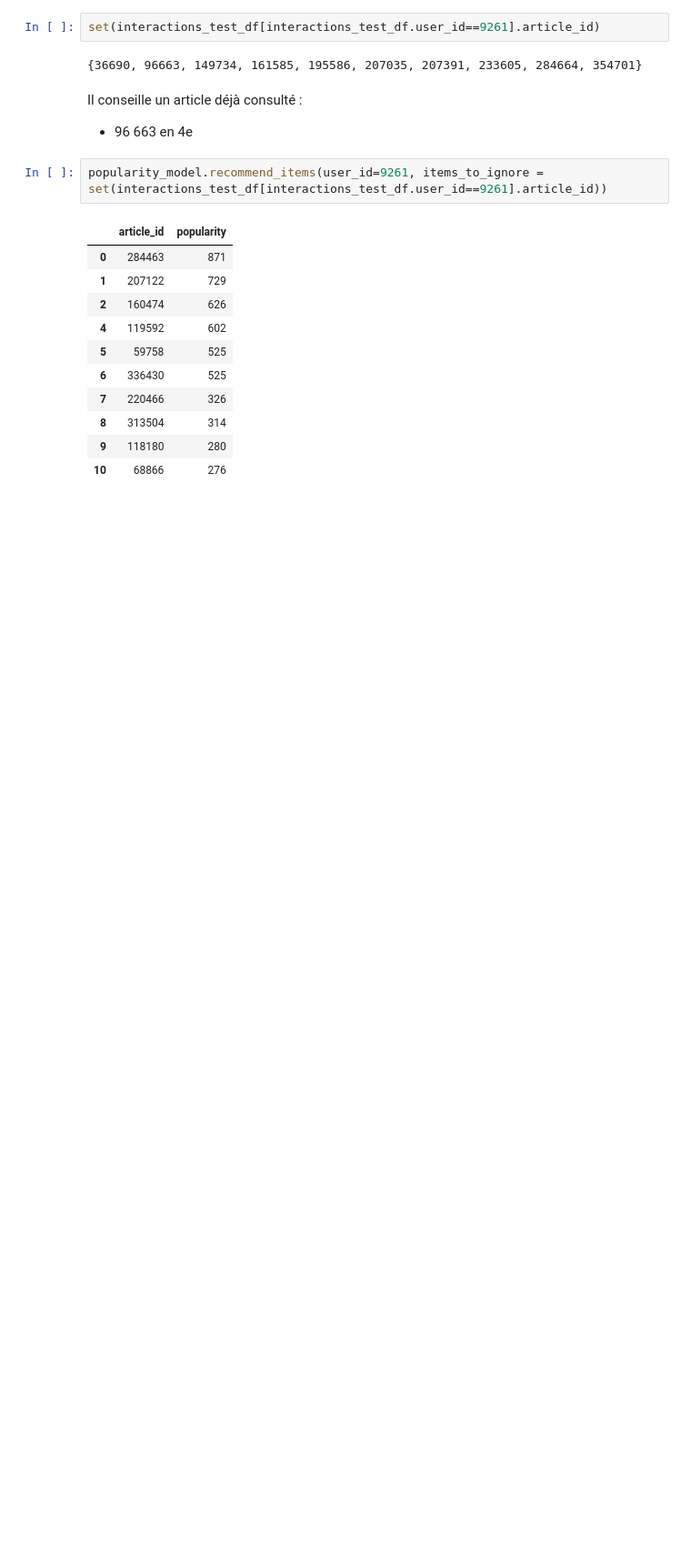
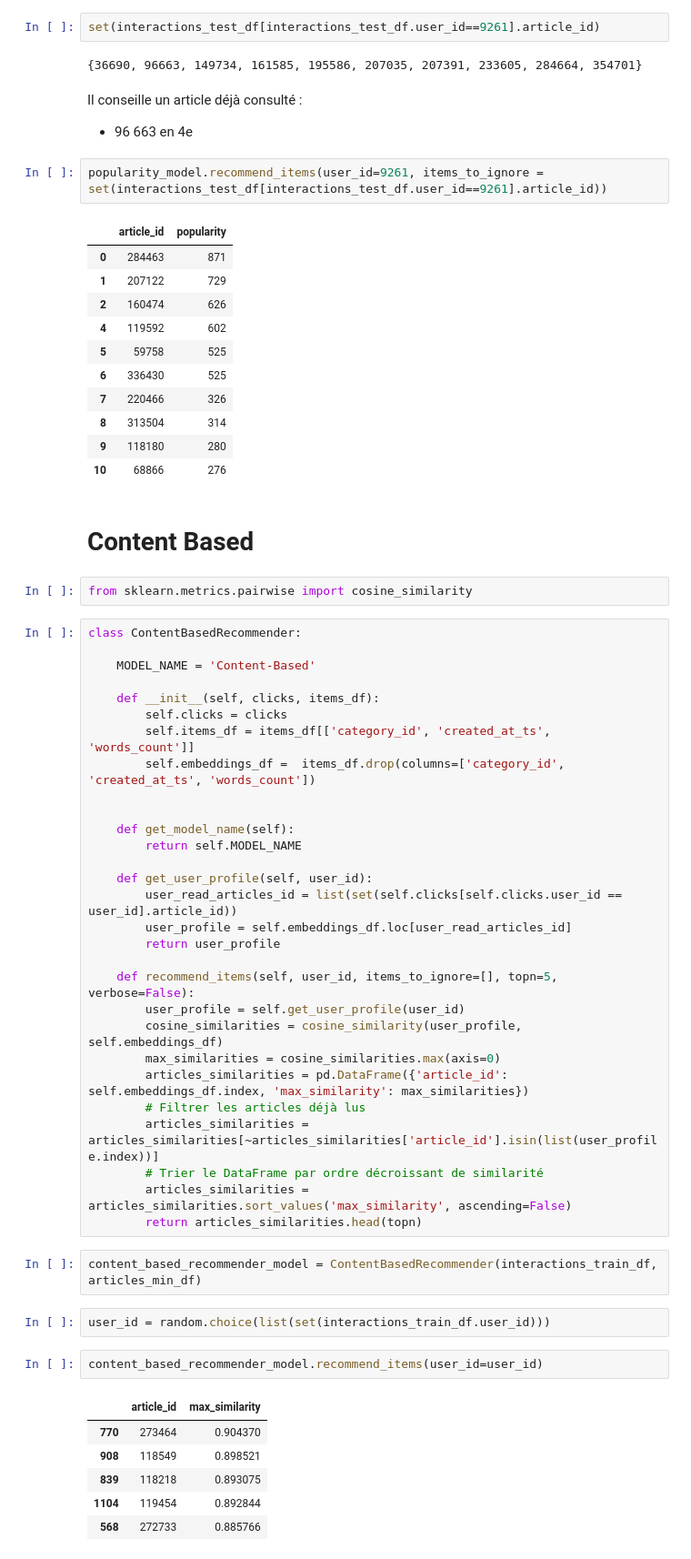
Before and after one commit to rlossec/RecSys_notebooks, a Jupyter notebook: p9-models.ipynb, the cells around one changed output. Shown: that part at 91% size. Saved outputs shown, nothing was run; the diff lists cells and outputs as text; blank space fills up the shorter version.

```diff
--- a/p9-models.ipynb
+++ b/p9-models.ipynb
@@ -208,3 +208,49 @@ popularity_model.recommend_items(user_id=9261, items_to_ignore = set(interaction
 | 8 | 313504 | 314 |
 | 9 | 118180 | 280 |
 | 10 | 68866 | 276 |
+# %% [markdown]
+# Content Based
+# %%
+from sklearn.metrics.pairwise import cosine_similarity
+# %%
+class ContentBasedRecommender:
+
+    MODEL_NAME = 'Content-Based'
+
+    def __init__(self, clicks, items_df):
+        self.clicks = clicks
+        self.items_df = items_df[['category_id', 'created_at_ts', 'words_count']]
+        self.embeddings_df =  items_df.drop(columns=['category_id', 'created_at_ts', 'words_count'])
+
+
+    def get_model_name(self):
+        return self.MODEL_NAME
+
+    def get_user_profile(self, user_id):
+        user_read_articles_id = list(set(self.clicks[self.clicks.user_id == user_id].article_id))
+        user_profile = self.embeddings_df.loc[user_read_articles_id]
+        return user_profile
+
+    def recommend_items(self, user_id, items_to_ignore=[], topn=5, verbose=False):
+        user_profile = self.get_user_profile(user_id)
+        cosine_similarities = cosine_similarity(user_profile, self.embeddings_df)
+        max_similarities = cosine_similarities.max(axis=0)
+        articles_similarities = pd.DataFrame({'article_id': self.embeddings_df.index, 'max_similarity': max_similarities})
+        # Filtrer les articles déjà lus
+        articles_similarities = articles_similarities[~articles_similarities['article_id'].isin(list(user_profile.index))]
+        # Trier le DataFrame par ordre décroissant de similarité
+        articles_similarities = articles_similarities.sort_values('max_similarity', ascending=False)
+        return articles_similarities.head(topn)
+# %%
+content_based_recommender_model = ContentBasedRecommender(interactions_train_df, articles_min_df)
+# %%
+user_id = random.choice(list(set(interactions_train_df.user_id)))
+# %%
+content_based_recommender_model.recommend_items(user_id=user_id)
+# %% [output]
+|  | article_id | max_similarity |
+| 770 | 273464 | 0.904370 |
+| 908 | 118549 | 0.898521 |
+| 839 | 118218 | 0.893075 |
+| 1104 | 119454 | 0.892844 |
+| 568 | 272733 | 0.885766 |
```
Also changed, not shown: parts of 23 cells of this notebook.
